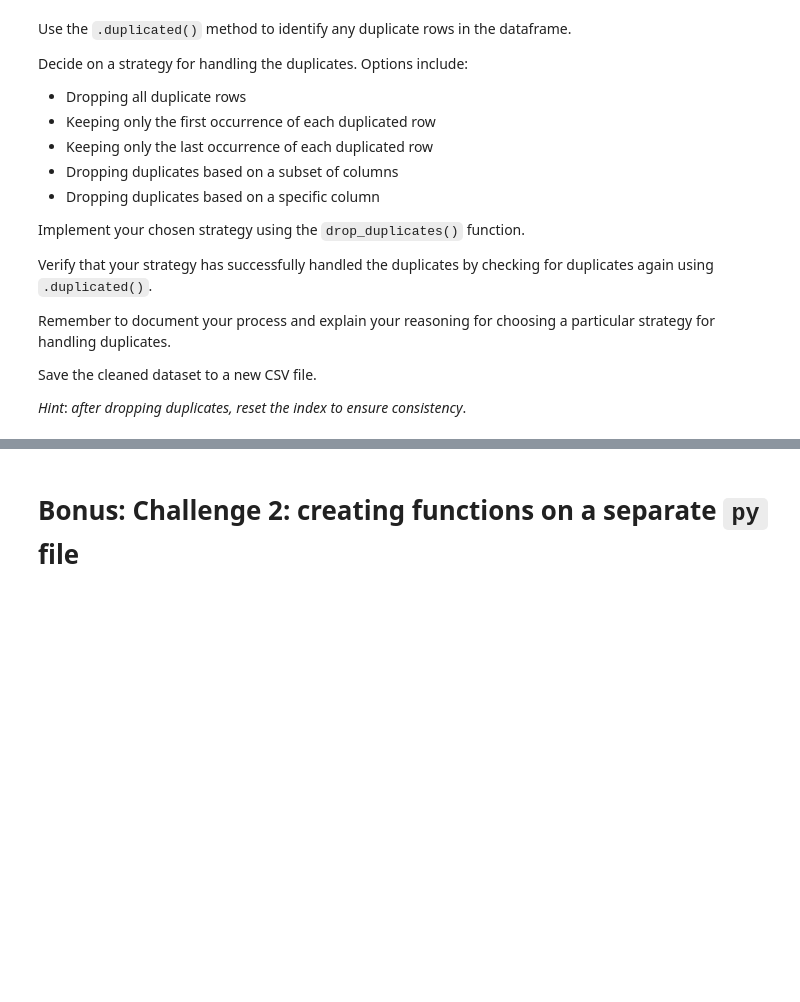
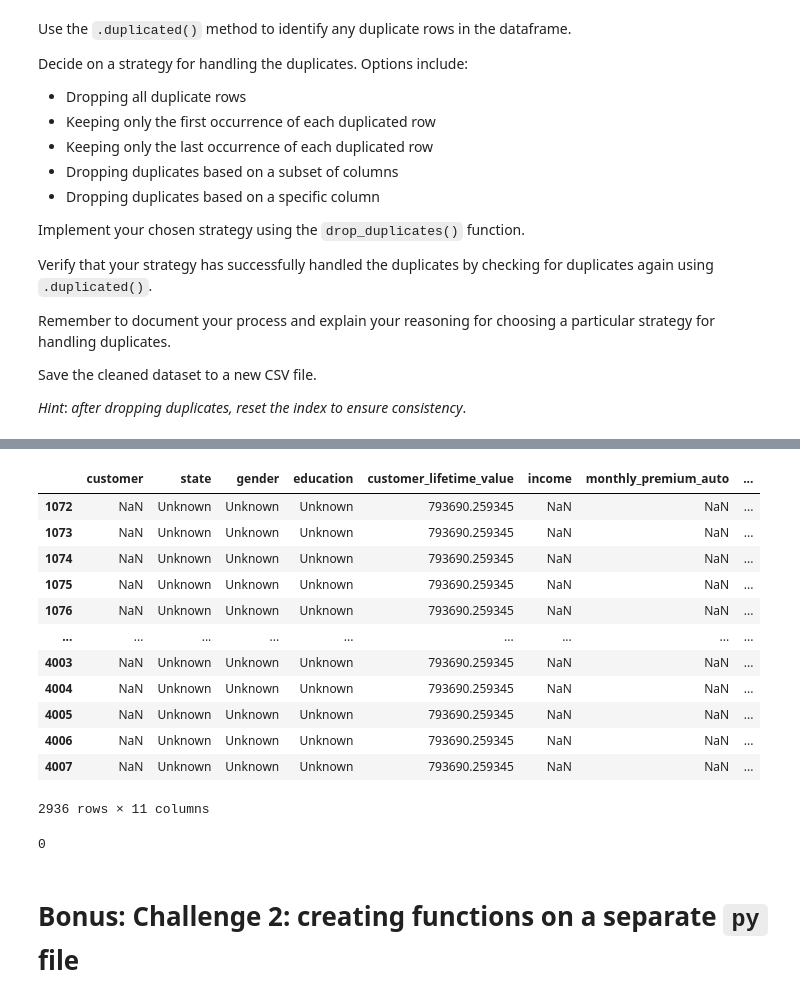
Before and after one commit to SheryllD/lab-dw-data-cleaning-and-formatting, a Jupyter notebook: lab-dw-data-cleaning-and-formatting.ipynb, the cells around one changed output, grey strips where cells are left out. Drawn from its saved outputs; the diff is of its cells as text; code cells hidden in the pictures; blank space fills up the shorter version.

```diff
--- a/lab-dw-data-cleaning-and-formatting.ipynb
+++ b/lab-dw-data-cleaning-and-formatting.ipynb
@@ -183,0 +352,22 @@ Save the cleaned dataset to a new CSV file.
+# %%
+df[df.duplicated(subset='customer')] # checking for duplicates for exanple in one specific column
+# %% [output]
+|  | customer | state | gender | education | customer_lifetime_value | income | monthly_premium_auto | ... |
+| 1072 | NaN | Unknown | Unknown | Unknown | 793690.259345 | NaN | NaN | ... |
+| 1073 | NaN | Unknown | Unknown | Unknown | 793690.259345 | NaN | NaN | ... |
+| 1074 | NaN | Unknown | Unknown | Unknown | 793690.259345 | NaN | NaN | ... |
+| 1075 | NaN | Unknown | Unknown | Unknown | 793690.259345 | NaN | NaN | ... |
+| 1076 | NaN | Unknown | Unknown | Unknown | 793690.259345 | NaN | NaN | ... |
+| ... | ... | ... | ... | ... | ... | ... | ... | ... |
+| 4003 | NaN | Unknown | Unknown | Unknown | 793690.259345 | NaN | NaN | ... |
+| 4004 | NaN | Unknown | Unknown | Unknown | 793690.259345 | NaN | NaN | ... |
+| 4005 | NaN | Unknown | Unknown | Unknown | 793690.259345 | NaN | NaN | ... |
+| 4006 | NaN | Unknown | Unknown | Unknown | 793690.259345 | NaN | NaN | ... |
+| 4007 | NaN | Unknown | Unknown | Unknown | 793690.259345 | NaN | NaN | ... |
+2936 rows × 11 columns
+# %%
+# dropping duplicates
+df_cleaned = df.drop_duplicates()
+df_cleaned.duplicated().sum()
+# %% [output]
+0
```
Also changed, not shown: parts of 20 cells of this notebook, 3 other files.
